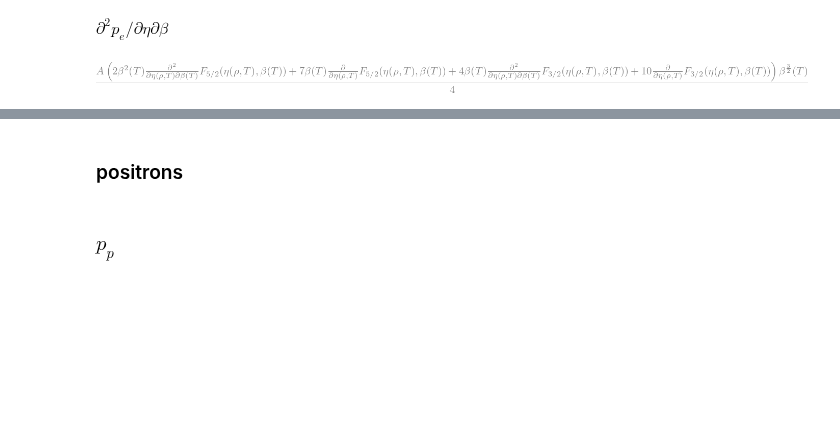
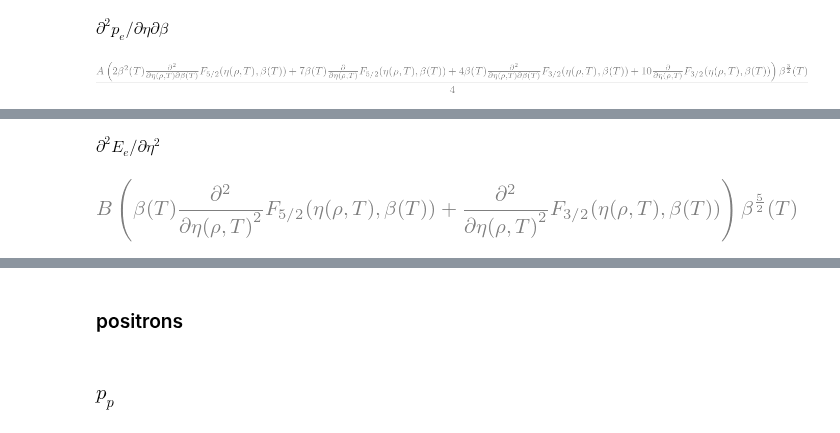
Before and after one commit to zingale/electron_positron_cxx, a Jupyter notebook: degenerate_derivatives.ipynb, the cells around one changed output, grey strips where cells are left out. Saved outputs shown, nothing was run; the diff lists cells and outputs as text; code cells hidden in the pictures; blank space fills up the shorter version.

```diff
--- a/degenerate_derivatives.ipynb
+++ b/degenerate_derivatives.ipynb
@@ -361,0 +375,7 @@ simplify(dEe_dbeta)
+# %% [markdown]
+$\partial^2 E_e / \partial \eta^2$
+# %%
+d2Ee_deta2 = diff(E_e_full, eta, eta)
+simplify(d2Ee_deta2)
+# %% [output]
+[figure, added]
```
Also changed, not shown: parts of 29 cells of this notebook.
